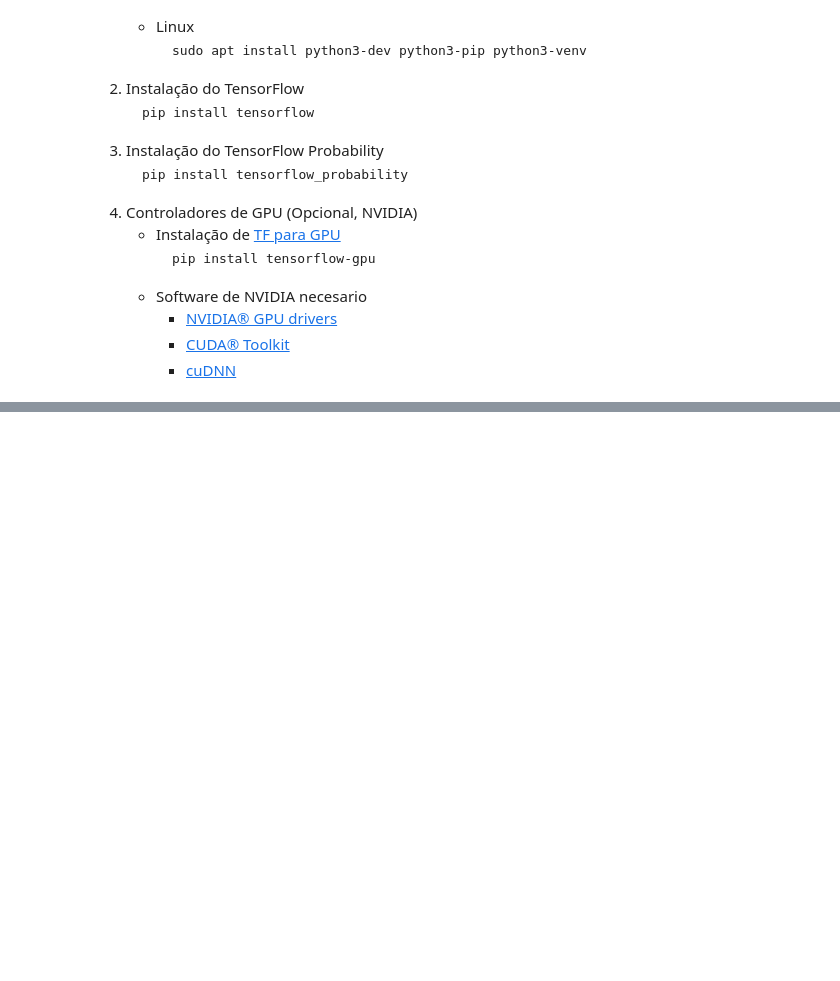
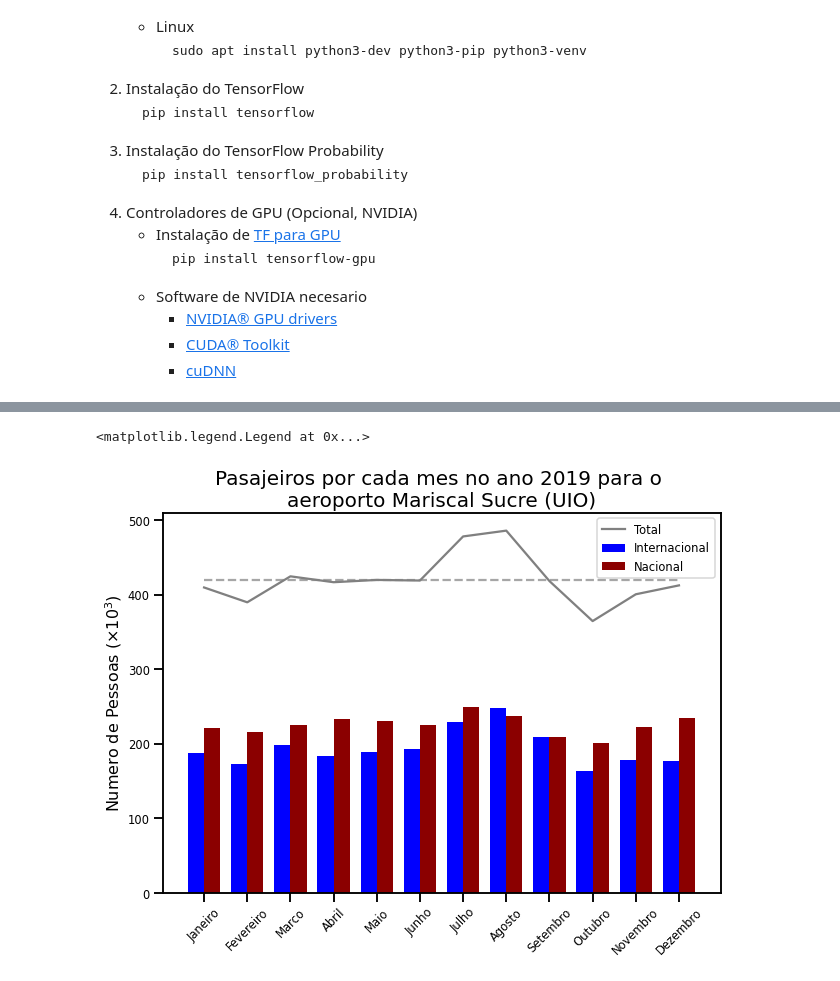
Before and after one commit to RodrigoCoelho7/probabilistic_programming, a Jupyter notebook: TensorFlow_Probability/TensorFlow_Probability.ipynb, the cells around one changed output, grey strips where cells are left out. Cells and saved outputs as stored; diff of their text form; code cells hidden in the pictures; blank space fills up the shorter version.

Commit message:
Update TensorFlow Probability presentation

```diff
--- a/TensorFlow_Probability/TensorFlow_Probability.ipynb
+++ b/TensorFlow_Probability/TensorFlow_Probability.ipynb
@@ -52,0 +55,16 @@ As ferramentas usadas por TFP:
+# %%
+import tensorflow as tf
+import tensorflow_probability as tfp
+tfd = tfp.distributions
+
+import pandas as pd
+import numpy as np
+import matplotlib.pyplot as plt
+import seaborn as sns
+from mpl_toolkits.mplot3d import Axes3D
+
+sns.reset_defaults()
+sns.set_context(context='talk',font_scale=0.7)
+plt.rcParams['image.cmap'] = 'viridis'
+
+%matplotlib inline
@@ -52,0 +140,3 @@ As ferramentas usadas por TFP:
+# %%
+vuelosUIO = pd.read_csv('UIO.csv',delimiter=';')
+vuelosUIO
@@ -52,0 +147,24 @@ As ferramentas usadas por TFP:
+# %%
+pasajerosI = np.array(vuelosUIO.iloc[0].values[1:],float)/10**3
+pasajerosN = np.array(vuelosUIO.iloc[1].values[1:],float)/10**3
+pasajeros = pasajerosI+pasajerosN
+months = vuelosUIO.columns[1:]
+# %%
+#@title UIO-data { display-mode: "form" }
+width = 0.75
+fig, ax = plt.subplots(figsize=(10,7))
+m = np.arange(0,24,2)
+xI = m - width/2
+xN = m + width/2
+ax.bar(xI,pasajerosI,width=width,label='Internacional',color='blue')
+ax.bar(xN,pasajerosN,width=width,label='Nacional',color='darkred')
+ax.plot(m,[np.mean(pasajerosI+pasajerosN)]*12,ls='--',color='gray',alpha=0.7)
+ax.plot(m,pasajerosI+pasajerosN,label='Total',color='gray')
+ax.set_title('Pasajeiros por cada mes no ano 2019 para o \naeroporto Mariscal Sucre (UIO)',fontsize=20)
+ax.set_xticks(m)
+ax.set_xticklabels(months,rotation=45);
+ax.set_ylabel(r'Numero de Pessoas ($\times10^3$)',fontsize=16)
+ax.legend()
+# %% [output]
+<matplotlib.legend.Legend at 0x...>
+[figure, added]
```
Also changed, not shown: parts of 54 cells of this notebook, 1 other file.
